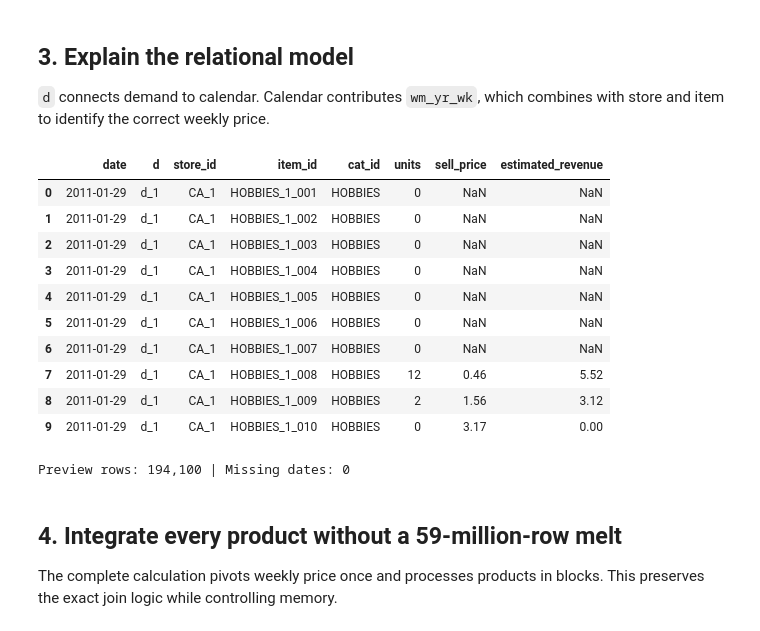
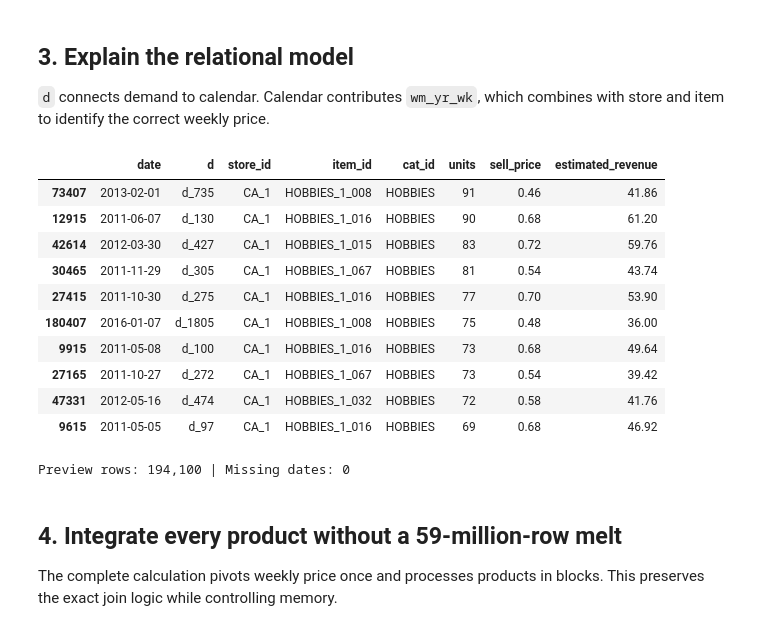
Before and after one commit to ericmavigo/retail-demand-forecasting, a Jupyter notebook: notebooks/02_data_cleaning_and_eda.ipynb, the cells around one changed output. Cells and saved outputs as stored; diff of their text form; code cells hidden in the pictures.

```diff
--- a/notebooks/02_data_cleaning_and_eda.ipynb
+++ b/notebooks/02_data_cleaning_and_eda.ipynb
@@ -31,6 +31,7 @@ DATA_DIR = PROJECT_ROOT / 'data' / 'raw'
 sys.path.insert(0, str(PROJECT_ROOT))
 
 pd.set_option('display.max_columns', 50)
+pd.set_option('display.float_format', lambda value: f'{value:,.2f}')
 plt.style.use('seaborn-v0_8-whitegrid')
 COLORS = {
     'navy': '#17324D',
@@ -96,26 +97,29 @@ assert checks.sum() == 0, 'Review failed quality checks before continuing.'
 # %%
 id_cols = ['item_id', 'dept_id', 'cat_id', 'store_id', 'state_id']
 preview = (
     sales.loc[:99, id_cols + day_cols]
     .melt(id_vars=id_cols, var_name='d', value_name='units')
     .merge(calendar, on='d', how='left', validate='many_to_one')
     .merge(prices, on=['store_id', 'item_id', 'wm_yr_wk'], how='left', validate='many_to_one')
 )
 preview['estimated_revenue'] = preview.units * preview.sell_price
-display(preview[['date', 'd', 'store_id', 'item_id', 'cat_id', 'units', 'sell_price', 'estimated_revenue']].head(10))
+sales_preview = (preview.loc[preview.units.gt(0), ['date', 'd', 'store_id', 'item_id', 'cat_id', 'units', 'sell_price', 'estimated_revenue']]
+                 .sort_values(['units', 'estimated_revenue'], ascending=False)
+                 .head(10))
+display(sales_preview)
 print('Preview rows:', f'{len(preview):,}', '| Missing dates:', preview.date.isna().sum())
 # %% [output]
 |  | date | d | store_id | item_id | cat_id | units | sell_price | estimated_revenue |
-| 0 | 2011-01-29 | d_1 | CA_1 | HOBBIES_1_001 | HOBBIES | 0 | NaN | NaN |
-| 1 | 2011-01-29 | d_1 | CA_1 | HOBBIES_1_002 | HOBBIES | 0 | NaN | NaN |
-| 2 | 2011-01-29 | d_1 | CA_1 | HOBBIES_1_003 | HOBBIES | 0 | NaN | NaN |
-| 3 | 2011-01-29 | d_1 | CA_1 | HOBBIES_1_004 | HOBBIES | 0 | NaN | NaN |
-| 4 | 2011-01-29 | d_1 | CA_1 | HOBBIES_1_005 | HOBBIES | 0 | NaN | NaN |
-| 5 | 2011-01-29 | d_1 | CA_1 | HOBBIES_1_006 | HOBBIES | 0 | NaN | NaN |
-| 6 | 2011-01-29 | d_1 | CA_1 | HOBBIES_1_007 | HOBBIES | 0 | NaN | NaN |
-| 7 | 2011-01-29 | d_1 | CA_1 | HOBBIES_1_008 | HOBBIES | 12 | 0.46 | 5.52 |
-| 8 | 2011-01-29 | d_1 | CA_1 | HOBBIES_1_009 | HOBBIES | 2 | 1.56 | 3.12 |
-| 9 | 2011-01-29 | d_1 | CA_1 | HOBBIES_1_010 | HOBBIES | 0 | 3.17 | 0.00 |
+| 73407 | 2013-02-01 | d_735 | CA_1 | HOBBIES_1_008 | HOBBIES | 91 | 0.46 | 41.86 |
+| 12915 | 2011-06-07 | d_130 | CA_1 | HOBBIES_1_016 | HOBBIES | 90 | 0.68 | 61.20 |
+| 42614 | 2012-03-30 | d_427 | CA_1 | HOBBIES_1_015 | HOBBIES | 83 | 0.72 | 59.76 |
+| 30465 | 2011-11-29 | d_305 | CA_1 | HOBBIES_1_067 | HOBBIES | 81 | 0.54 | 43.74 |
+| 27415 | 2011-10-30 | d_275 | CA_1 | HOBBIES_1_016 | HOBBIES | 77 | 0.70 | 53.90 |
+| 180407 | 2016-01-07 | d_1805 | CA_1 | HOBBIES_1_008 | HOBBIES | 75 | 0.48 | 36.00 |
+| 9915 | 2011-05-08 | d_100 | CA_1 | HOBBIES_1_016 | HOBBIES | 73 | 0.68 | 49.64 |
+| 27165 | 2011-10-27 | d_272 | CA_1 | HOBBIES_1_067 | HOBBIES | 73 | 0.54 | 39.42 |
+| 47331 | 2012-05-16 | d_474 | CA_1 | HOBBIES_1_032 | HOBBIES | 72 | 0.58 | 41.76 |
+| 9615 | 2011-05-05 | d_97 | CA_1 | HOBBIES_1_016 | HOBBIES | 69 | 0.68 | 46.92 |
 Preview rows: 194,100 | Missing dates: 0
 # %% [markdown]
 ## 4. Integrate every product without a 59-million-row melt
```
Also changed, not shown: parts of 2 cells of this notebook, 4 other files.
